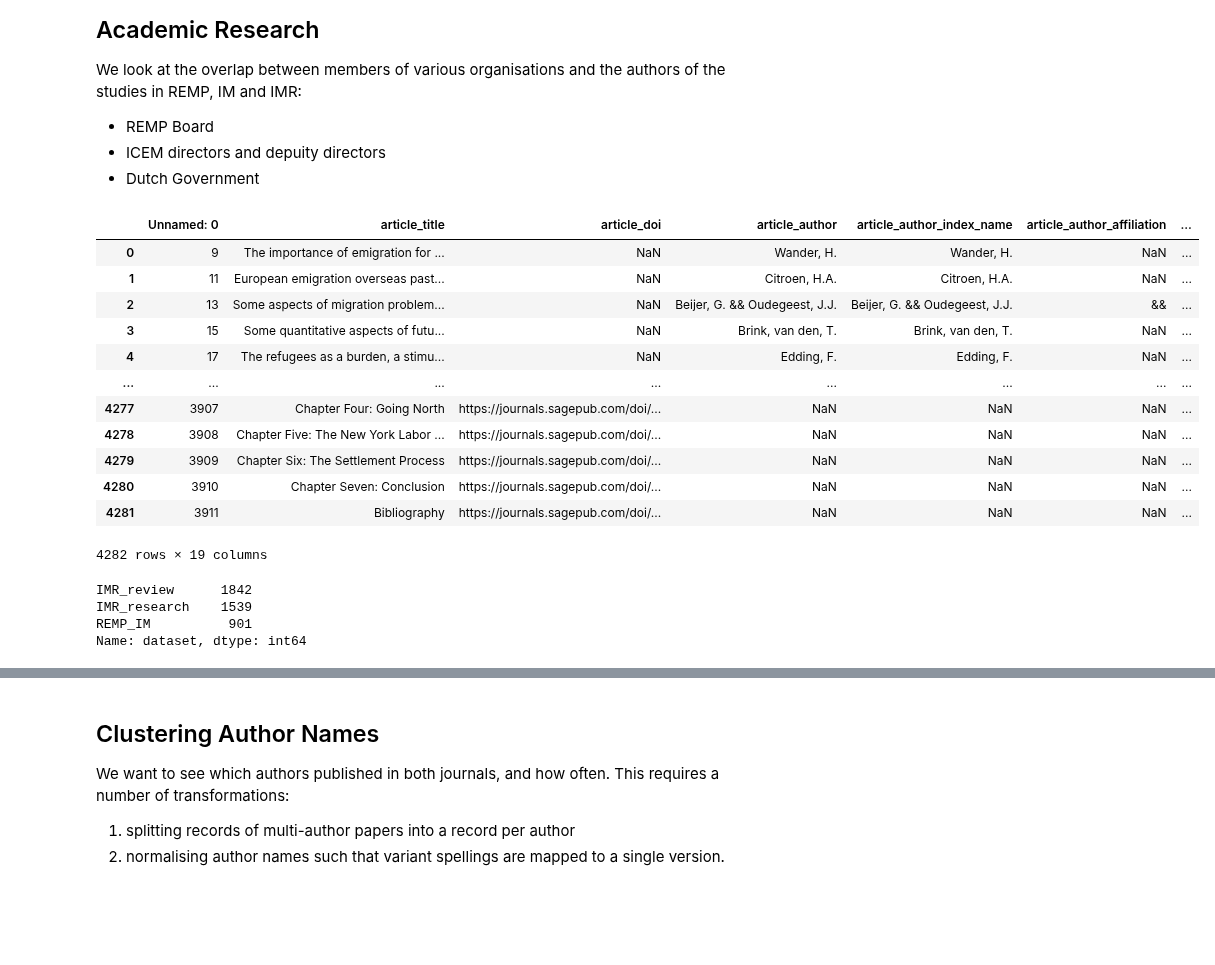
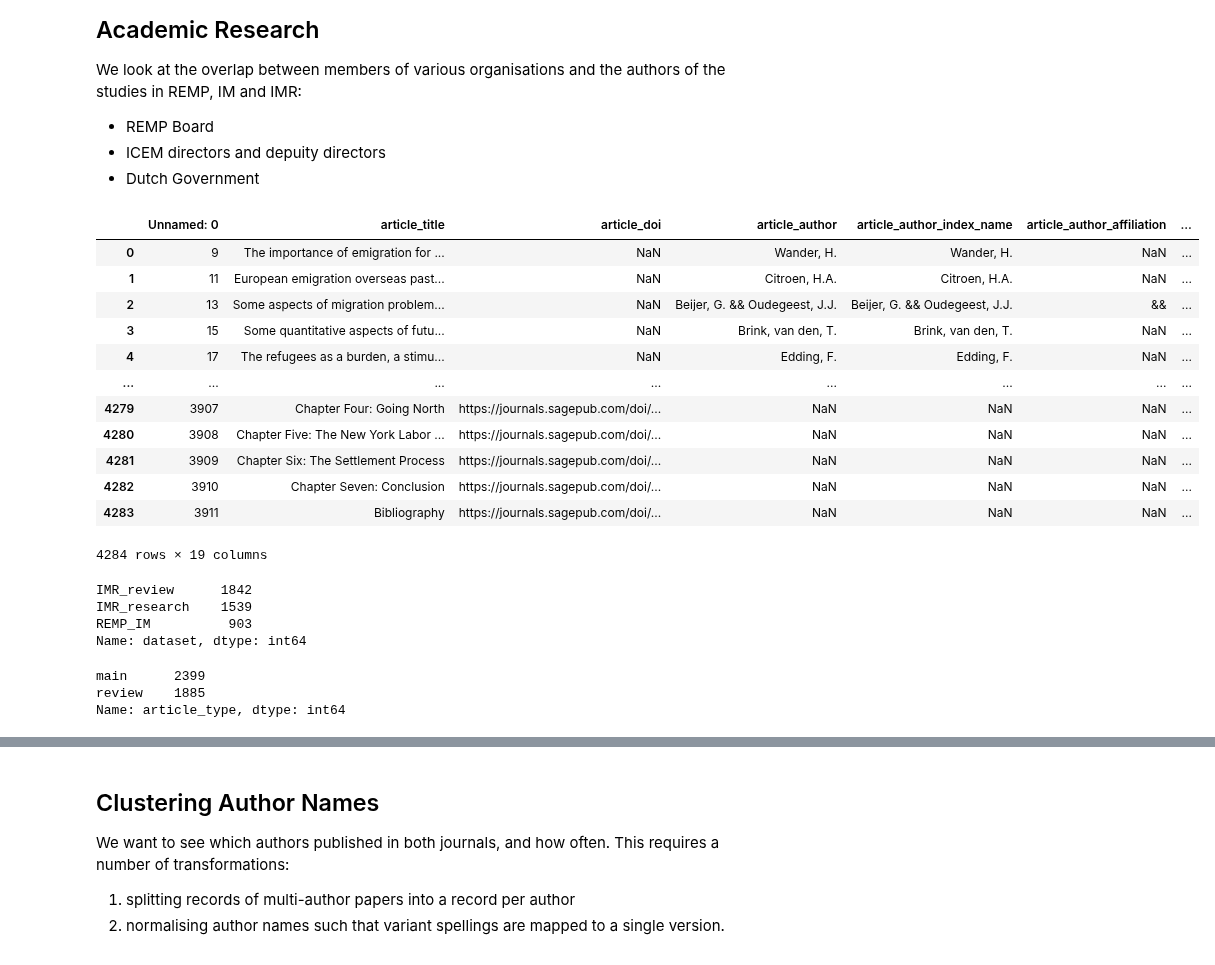
Before and after one commit to HoekR/migrant_discourse, a Jupyter notebook: notebooks/Community-overlap-analysis.ipynb, the cells around one changed output, grey strips where cells are left out. Drawn from its saved outputs; the diff is of its cells as text; code cells hidden in the pictures; blank space fills up the shorter version.

```diff
--- a/notebooks/Community-overlap-analysis.ipynb
+++ b/notebooks/Community-overlap-analysis.ipynb
@@ -9,26 +9,26 @@ We look at the overlap between members of various organisations and the authors
 # %%
 import pandas as pd
 
 records_file = '../data/main-review-article-records.csv'
 
 # load the csv data into a data frame
-df = pd.read_csv(records_file)
+pub_df = pd.read_csv(records_file)
 # show the first and last records of the dataset to demonstrate what the records look like
-df
+pub_df
 # %% [output]
 |  | Unnamed: 0 | article_title | article_doi | article_author | article_author_index_name | article_author_affiliation | ... |
 | 0 | 9 | The importance of emigration for ... | NaN | Wander, H. | Wander, H. | NaN | ... |
 | 1 | 11 | European emigration overseas past... | NaN | Citroen, H.A. | Citroen, H.A. | NaN | ... |
 | 2 | 13 | Some aspects of migration problem... | NaN | Beijer, G. && Oudegeest, J.J. | Beijer, G. && Oudegeest, J.J. | && | ... |
 | 3 | 15 | Some quantitative aspects of futu... | NaN | Brink, van den, T. | Brink, van den, T. | NaN | ... |
 | 4 | 17 | The refugees as a burden, a stimu... | NaN | Edding, F. | Edding, F. | NaN | ... |
 | ... | ... | ... | ... | ... | ... | ... | ... |
-| 4277 | 3907 | Chapter Four: Going North | https://journals.sagepub.com/doi/... | NaN | NaN | NaN | ... |
-| 4278 | 3908 | Chapter Five: The New York Labor ... | https://journals.sagepub.com/doi/... | NaN | NaN | NaN | ... |
-| 4279 | 3909 | Chapter Six: The Settlement Process | https://journals.sagepub.com/doi/... | NaN | NaN | NaN | ... |
-| 4280 | 3910 | Chapter Seven: Conclusion | https://journals.sagepub.com/doi/... | NaN | NaN | NaN | ... |
-| 4281 | 3911 | Bibliography | https://journals.sagepub.com/doi/... | NaN | NaN | NaN | ... |
+| 4279 | 3907 | Chapter Four: Going North | https://journals.sagepub.com/doi/... | NaN | NaN | NaN | ... |
+| 4280 | 3908 | Chapter Five: The New York Labor ... | https://journals.sagepub.com/doi/... | NaN | NaN | NaN | ... |
+| 4281 | 3909 | Chapter Six: The Settlement Process | https://journals.sagepub.com/doi/... | NaN | NaN | NaN | ... |
+| 4282 | 3910 | Chapter Seven: Conclusion | https://journals.sagepub.com/doi/... | NaN | NaN | NaN | ... |
+| 4283 | 3911 | Bibliography | https://journals.sagepub.com/doi/... | NaN | NaN | NaN | ... |
-4282 rows × 19 columns
+4284 rows × 19 columns
 # %%
 def map_dataset(publisher, article_type):
     # all REMP and IM (published by Wiley) articles are bunlded in a single dataset
@@ -37,12 +37,18 @@ def map_dataset(publisher, article_type):
     # The IMR articles are separated in review articles and research articles
     return 'IMR_research' if article_type == 'main' else 'IMR_review'
 
-df['dataset'] = df.apply(lambda x: map_dataset(x['publisher'], x['article_type']), axis=1)
-df.dataset.value_counts()
+pub_df['dataset'] = pub_df.apply(lambda x: map_dataset(x['publisher'], x['article_type']), axis=1)
+pub_df.dataset.value_counts()
 # %% [output]
 IMR_review      1842
 IMR_research    1539
-REMP_IM          901
+REMP_IM          903
 Name: dataset, dtype: int64
 # %%
 columns = ['article_title', 'issue_pub_year', 'publisher', 'article_type']
+# %%
+pub_df.article_type.value_counts()
+# %% [output]
+main      2399
+review    1885
+Name: article_type, dtype: int64
```
Also changed, not shown: parts of 25 cells of this notebook, 9 other files.
